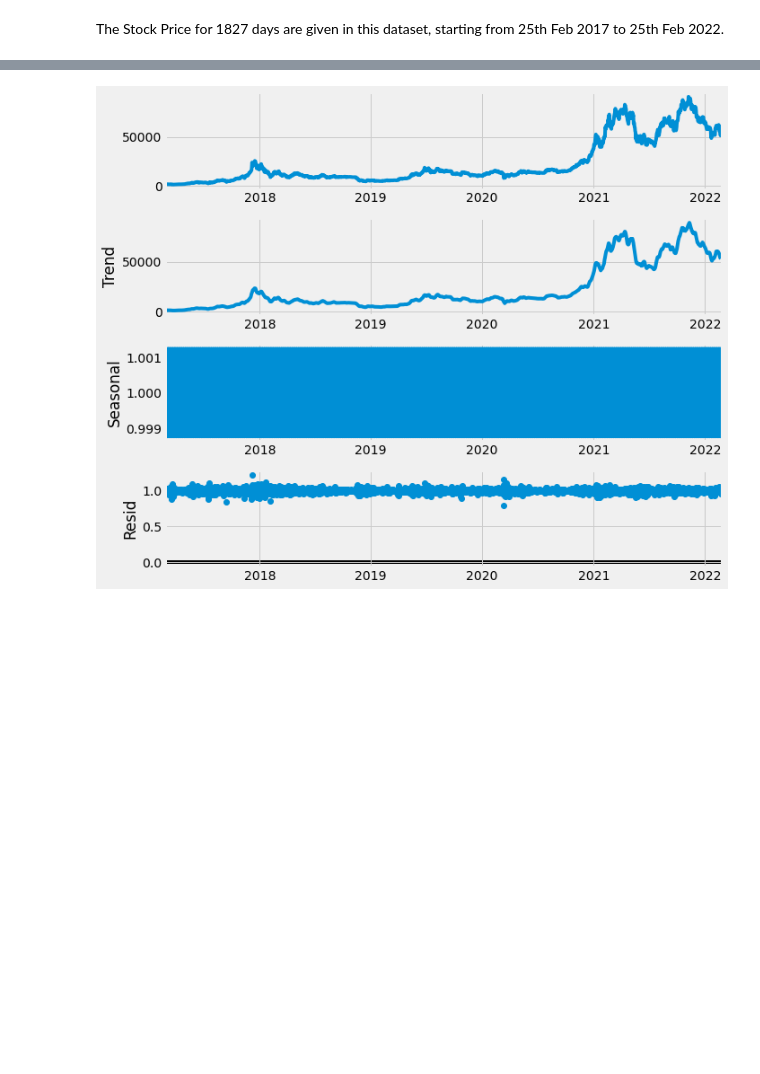
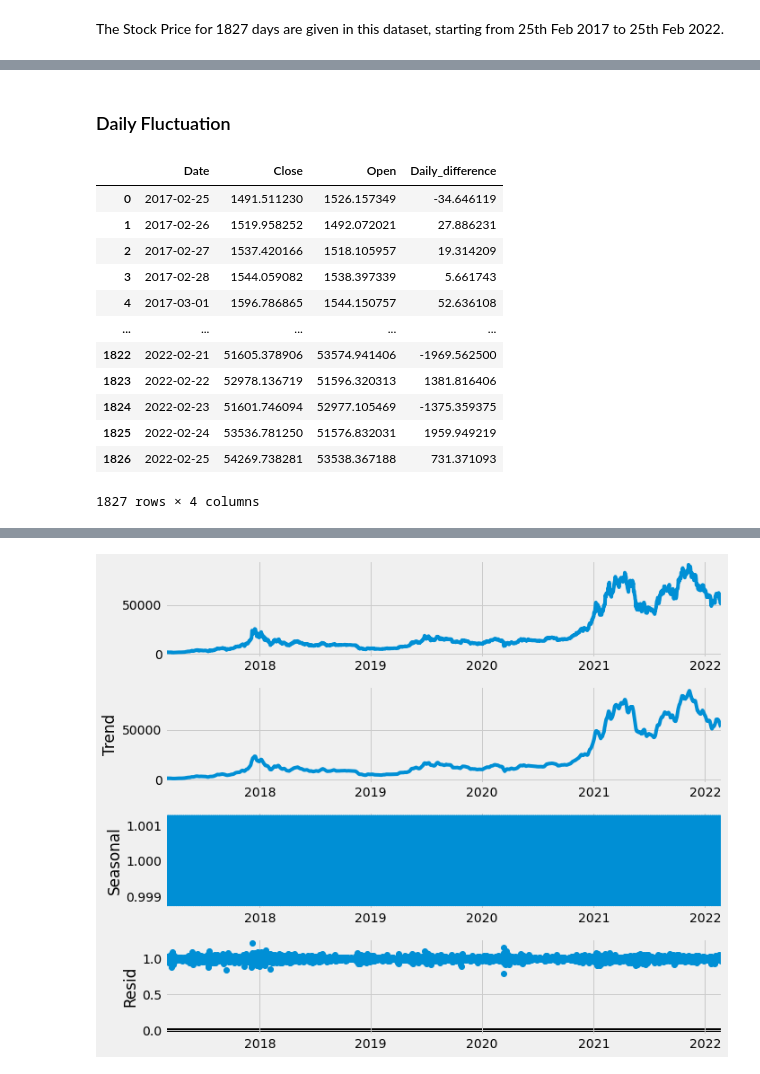
Before and after one commit to Casssiee/Bitcoin-AUD-Forceaste, a Jupyter notebook: Bitcoin AUD Forecasting .ipynb, the cells around one changed output, grey strips where cells are left out. Drawn from its saved outputs; the diff is of its cells as text; code cells hidden in the pictures; blank space fills up the shorter version.

```diff
--- a/Bitcoin AUD Forecasting .ipynb
+++ b/Bitcoin AUD Forecasting .ipynb
@@ -113,0 +159,2 @@ dfClose.head(15)
+# %% [markdown]
+### Daily Fluctuation
@@ -113,0 +164,17 @@ dfClose.head(15)
+# %%
+dfOpen_Close['Daily_difference'] = dfOpen_Close['Close'] - dfOpen_Close['Open']
+dfOpen_Close
+# %% [output]
+|  | Date | Close | Open | Daily_difference |
+| 0 | 2017-02-25 | 1491.511230 | 1526.157349 | -34.646119 |
+| 1 | 2017-02-26 | 1519.958252 | 1492.072021 | 27.886231 |
+| 2 | 2017-02-27 | 1537.420166 | 1518.105957 | 19.314209 |
+| 3 | 2017-02-28 | 1544.059082 | 1538.397339 | 5.661743 |
+| 4 | 2017-03-01 | 1596.786865 | 1544.150757 | 52.636108 |
+| ... | ... | ... | ... | ... |
+| 1822 | 2022-02-21 | 51605.378906 | 53574.941406 | -1969.562500 |
+| 1823 | 2022-02-22 | 52978.136719 | 51596.320313 | 1381.816406 |
+| 1824 | 2022-02-23 | 51601.746094 | 52977.105469 | -1375.359375 |
+| 1825 | 2022-02-24 | 53536.781250 | 51576.832031 | 1959.949219 |
+| 1826 | 2022-02-25 | 54269.738281 | 53538.367188 | 731.371093 |
+1827 rows × 4 columns
```
Also changed, not shown: parts of 30 cells of this notebook.
